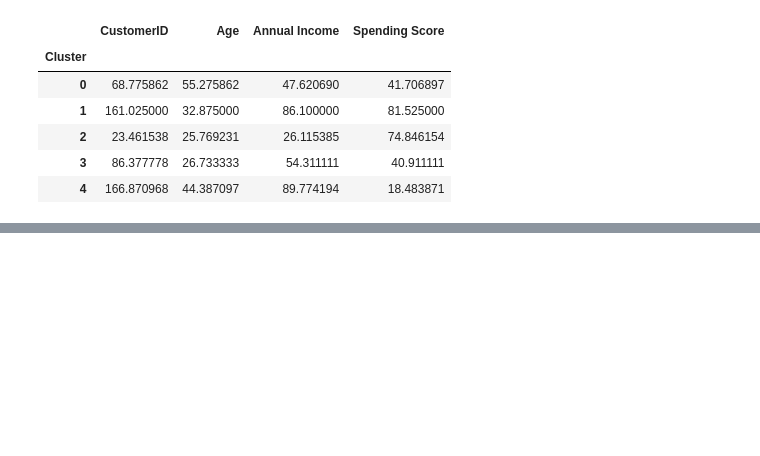
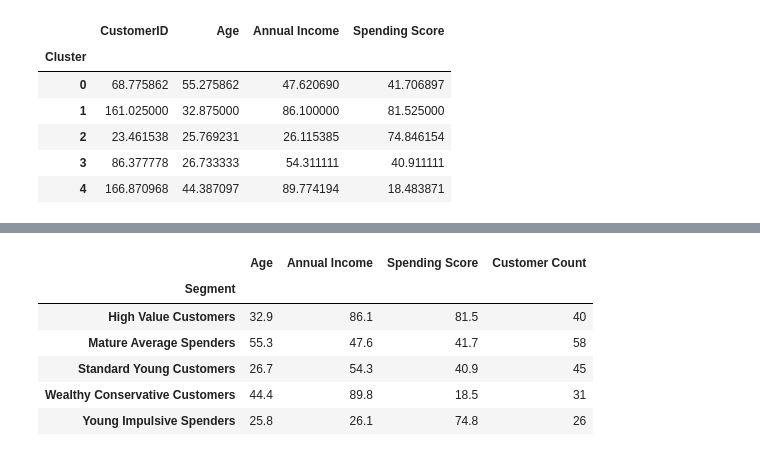
Before and after one commit to rmd360/machinelearningproject, a Jupyter notebook: Customer Segmentation using K-Means & Ploty.ipynb, the cells around one changed output, grey strips where cells are left out. Saved outputs shown, nothing was run; the diff lists cells and outputs as text; code cells hidden in the pictures; blank space fills up the shorter version.

```diff
--- a/Customer Segmentation using K-Means & Ploty.ipynb
+++ b/Customer Segmentation using K-Means & Ploty.ipynb
@@ -182,0 +199,18 @@ df.groupby('Cluster').mean(numeric_only=True)
+# %%
+segment_summary = df.groupby('Segment').agg({
+    'Age': 'mean',
+    'Annual Income': 'mean',
+    'Spending Score': 'mean',
+    'CustomerID': 'count'
+}).rename(columns={'CustomerID': 'Customer Count'})
+
+segment_summary = segment_summary.round(1)
+display(segment_summary)
+# %% [output]
+|  | Age | Annual Income | Spending Score | Customer Count |
+| Segment |  |  |  |  |
+| High Value Customers | 32.9 | 86.1 | 81.5 | 40 |
+| Mature Average Spenders | 55.3 | 47.6 | 41.7 | 58 |
+| Standard Young Customers | 26.7 | 54.3 | 40.9 | 45 |
+| Wealthy Conservative Customers | 44.4 | 89.8 | 18.5 | 31 |
+| Young Impulsive Spenders | 25.8 | 26.1 | 74.8 | 26 |
```
Also changed, not shown: parts of 10 cells of this notebook.
